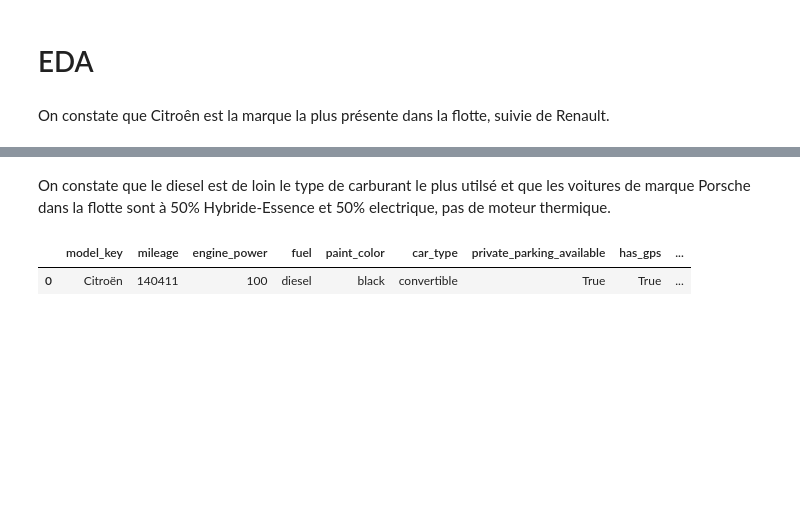
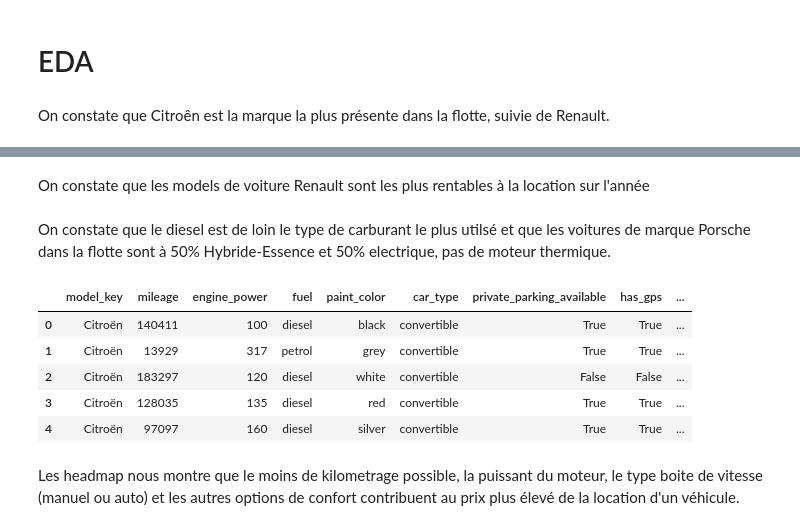
Before and after one commit to loft897/GetAround, a Jupyter notebook: getaround_analysis_pricing.ipynb, the cells around one changed output, grey strips where cells are left out. Saved outputs shown, nothing was run; the diff lists cells and outputs as text; code cells hidden in the pictures; blank space fills up the shorter version.

```diff
--- a/getaround_pricing.ipynb
+++ b/getaround_analysis_pricing.ipynb
@@ -111,8 +128,8 @@ Percentage of missing values:
 # %%
 # droping useless features
 
-df = df.drop(['Unnamed: 0'], axis=1)
-df.head(1)
+pricing_df = pricing_df.drop(['Unnamed: 0'], axis=1)
+pricing_df.head(1)
 # %% [output]
 |  | model_key | mileage | engine_power | fuel | paint_color | car_type | private_parking_available | has_gps | ... |
 | 0 | Citroën | 140411 | 100 | diesel | black | convertible | True | True | ... |
@@ -187,2 +246,4 @@ On constate que les prix des locations tournent beaucoup entre 90€ et 140€ p
+# %% [markdown]
+On constate que les models de voiture Renault sont les plus rentables à la location sur l'année
 # %%
 # Ploting percentage of cars by model an fuel type
@@ -237,8 +267,12 @@ py.iplot(fig)
-# %%
-df.head(1)
-# %% [output]
-|  | model_key | mileage | engine_power | fuel | paint_color | car_type | private_parking_available | has_gps | ... |
-| 0 | Citroën | 140411 | 100 | diesel | black | convertible | True | True | ... |
+# %%
+pricing_df.head()
+# %% [output]
+|  | model_key | mileage | engine_power | fuel | paint_color | car_type | private_parking_available | has_gps | ... |
+| 0 | Citroën | 140411 | 100 | diesel | black | convertible | True | True | ... |
+| 1 | Citroën | 13929 | 317 | petrol | grey | convertible | True | True | ... |
+| 2 | Citroën | 183297 | 120 | diesel | white | convertible | False | False | ... |
+| 3 | Citroën | 128035 | 135 | diesel | red | convertible | True | True | ... |
+| 4 | Citroën | 97097 | 160 | diesel | silver | convertible | True | True | ... |
 # %%
 # Correlation Matrix
 
@@ -274,3 +308,5 @@ fig = go.Figure(data=[trace], layout=layout)
 
 # Affichage de la figure
 fig.show()
+# %% [markdown]
+Les headmap nous montre que le moins de kilometrage possible, la puissant du moteur, le type boite de vitesse (manuel ou auto) et les autres options de confort contribuent au prix plus élevé de la location d'un véhicule.
```
Also changed, not shown: parts of 18 cells of this notebook, 2 other files.
